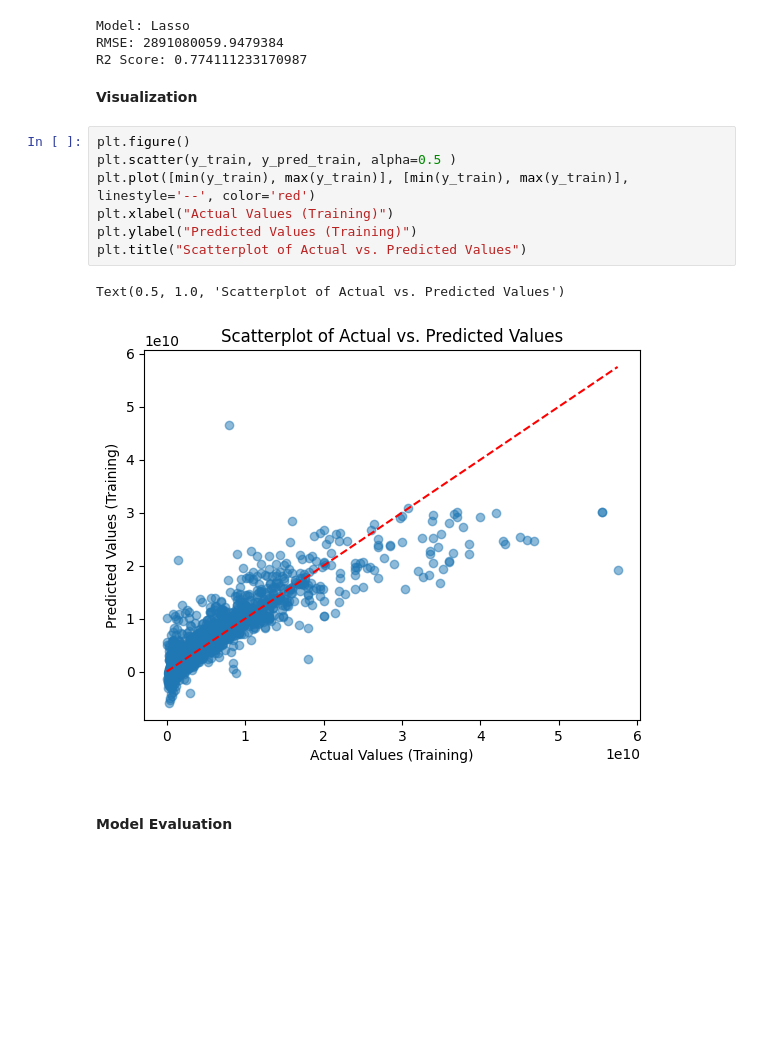
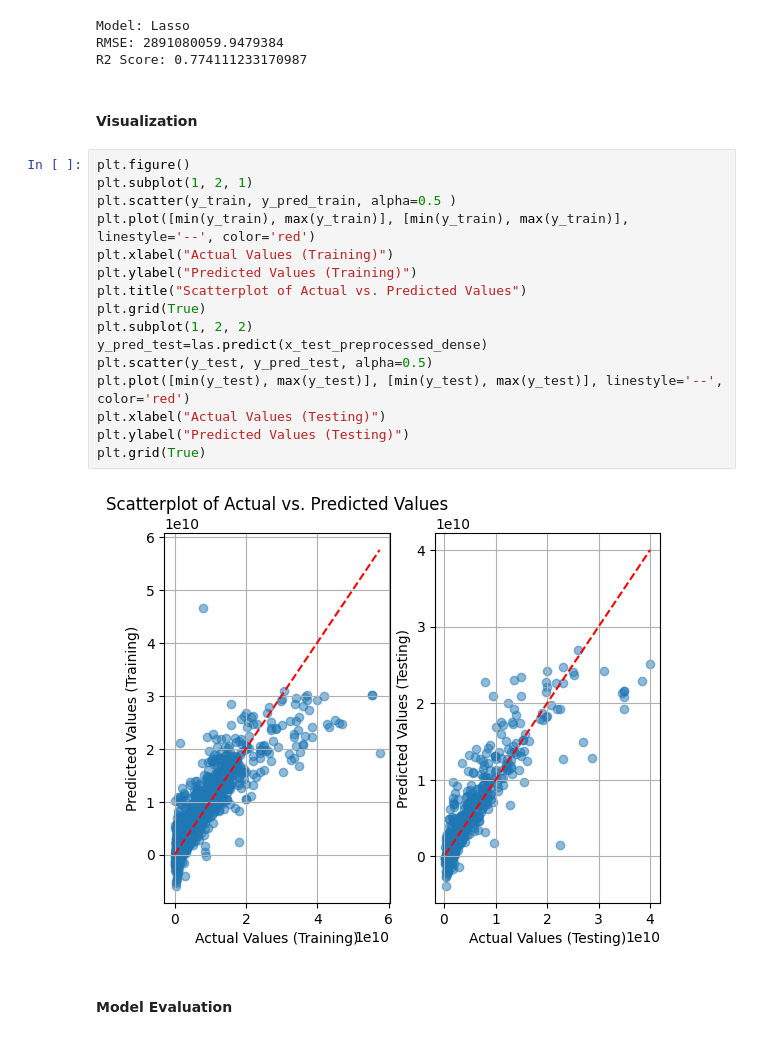
Before and after one commit to SinaGhanbarii/machine_learning_with_python_jadi, a Jupyter notebook: Regression Project/House_Price_Estimation.ipynb, the cells around one changed output. Drawn from its saved outputs; the diff is of its cells as text; blank space fills up the shorter version.

```diff
--- a/Regression Project/House_Price_Estimation.ipynb
+++ b/Regression Project/House_Price_Estimation.ipynb
@@ -130,16 +130,24 @@ Model: Lasso
 RMSE: 2891080059.9479384
 R2 Score: 0.774111233170987
 # %% [markdown]
-**Visualization**
+#### **Visualization**
 # %%
 plt.figure()
+plt.subplot(1, 2, 1)
 plt.scatter(y_train, y_pred_train, alpha=0.5 )
 plt.plot([min(y_train), max(y_train)], [min(y_train), max(y_train)], linestyle='--', color='red')
 plt.xlabel("Actual Values (Training)")
 plt.ylabel("Predicted Values (Training)")
 plt.title("Scatterplot of Actual vs. Predicted Values")
+plt.grid(True)
+plt.subplot(1, 2, 2)
+y_pred_test=las.predict(x_test_preprocessed_dense)
+plt.scatter(y_test, y_pred_test, alpha=0.5)
+plt.plot([min(y_test), max(y_test)], [min(y_test), max(y_test)], linestyle='--', color='red')
+plt.xlabel("Actual Values (Testing)")
+plt.ylabel("Predicted Values (Testing)")
+plt.grid(True)
 # %% [output]
-Text(0.5, 1.0, 'Scatterplot of Actual vs. Predicted Values')
-[figure, old version]
+[figure, new version]
 # %% [markdown]
 #### **Model Evaluation**
```
Also changed, not shown: parts of 1 cell of this notebook.
